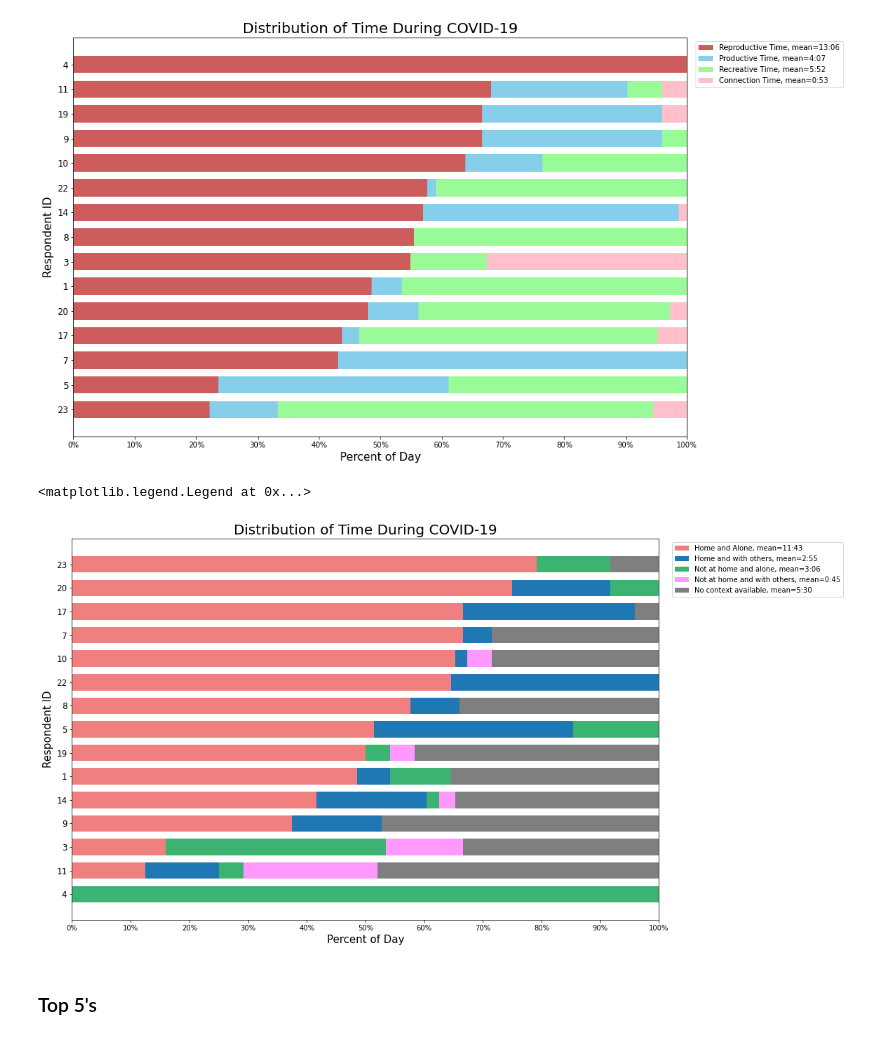
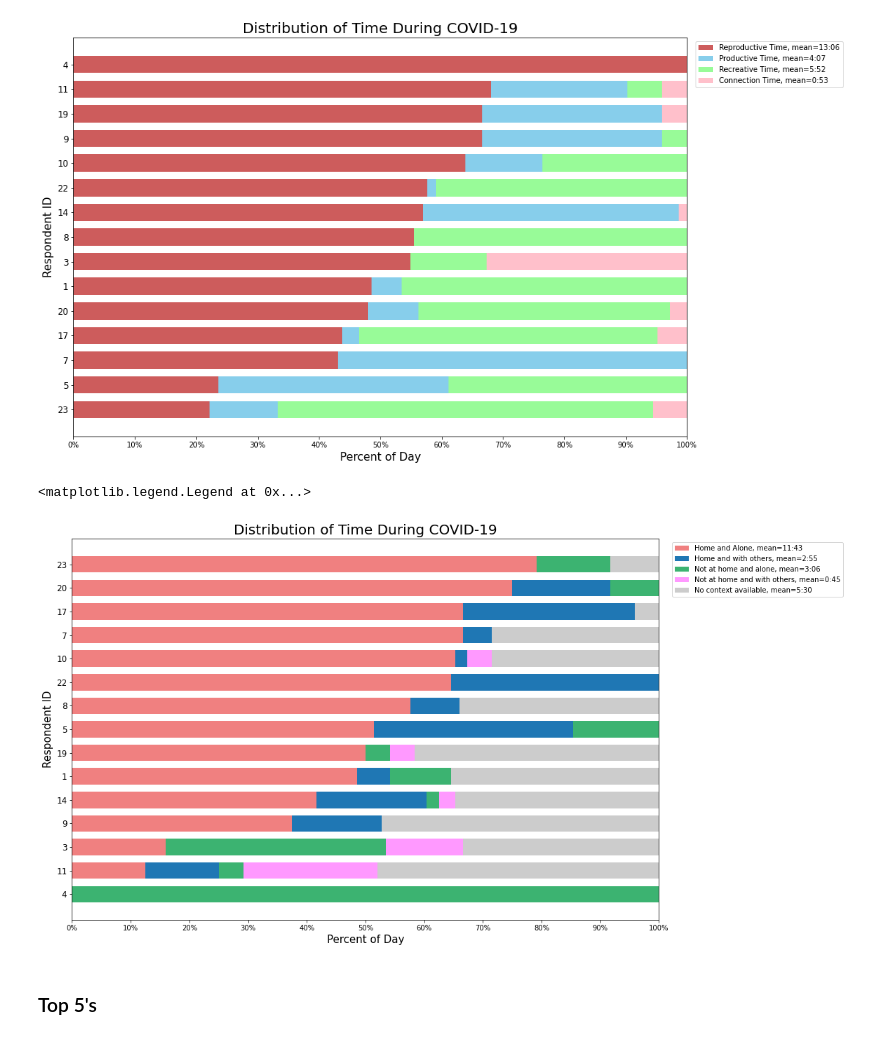
Before and after one commit to tommiehayes/Time-use-Analysis, a Jupyter notebook: Time use Analysis.ipynb, the cells around one changed output. Saved outputs shown, nothing was run; the diff lists cells and outputs as text; code cells hidden in the pictures.

```diff
--- a/Time use Analysis.ipynb
+++ b/Time use Analysis.ipynb
@@ -30,7 +30,7 @@ dur_pri = pd.read_excel("data/dur_pri.xlsx", index_col = 0)
 dur_sec = pd.read_excel("data/dur_sec.xlsx", index_col = 0)
 dur_total = pd.read_excel("data/dur_total.xlsx", index_col = 0)
 dur_home_alone = pd.read_excel("data/dur_home_alone.xlsx", index_col = 0)
-daboiz = pd.read_excel("data/daboiz.xlsx", index_col=0)
+dur_home_alone_ = pd.read_excel("data/dur_home_alone_.xlsx", index_col=0)
 
 #Pre COVID-19 morning/afternoon/evening datasets
 pre_pri_morn = pd.read_excel("data/pre_pri_morn.xlsx", index_col = 0)
@@ -541,11 +527,11 @@ plt.xlim(0, 24)
 (0.0, 24.0)
 [figure]
 # %%
-_l1 = daboiz[daboiz.columns[0]].sort_values()
-_l2 = daboiz[daboiz.columns[1]].reindex(_l1.index)
-_l3 = daboiz[daboiz.columns[2]].reindex(_l1.index)
-_l4 = daboiz[daboiz.columns[3]].reindex(_l1.index)
-_l5 = daboiz[daboiz.columns[4]].reindex(_l1.index)
+_l1 = dur_home_alone_[dur_home_alone_.columns[0]].sort_values()
+_l2 = dur_home_alone_[dur_home_alone_.columns[1]].reindex(_l1.index)
+_l3 = dur_home_alone_[dur_home_alone_.columns[2]].reindex(_l1.index)
+_l4 = dur_home_alone_[dur_home_alone_.columns[3]].reindex(_l1.index)
+_l5 = dur_home_alone_[dur_home_alone_.columns[4]].reindex(_l1.index)
 # %%
 l1 = np.array(_l1)
 l2 = np.array(_l2)
@@ -555,27 +541,27 @@ l5 = np.array(_l5)
 # %%
 #Grouping method 3 plot During
 fig, ax = plt.subplots(figsize=(15, 10))
 x = np.arange(len(d1))
 y = np.arange(11)
 width=0.7
 
 plot1 = ax.barh(x, l1, width, color='lightcoral', label='Home and Alone, mean={}'.format(convert(l1.mean()/60)))
 plot2 = ax.barh(x, l2, width, left=l1, color='tab:blue', label='Home and with others, mean={}'.format(convert(l2.mean()/60)))
 plot3 = ax.barh(x, l3, width, left=l1+l2, color='mediumseagreen', label='Not at home and alone, mean={}'.format(convert(l3.mean()/60)))
 plot4 = ax.barh(x, l4, width, left=l1+l2+l3, color='fuchsia', label='Not at home and with others, mean={}'.format(convert(l4.mean()/60)), alpha=0.4)
-plot5 = ax.barh(x, l5, width, left=l1+l2+l3+l4, color='black', label='No context available, mean={}'.format(convert(l5.mean()/60)), alpha=0.5)
+plot5 = ax.barh(x, l5, width, left=l1+l2+l3+l4, color='black', label='No context available, mean={}'.format(convert(l5.mean()/60)), alpha=0.2)
 
 ax.set_yticks(x)
 ax.set_yticklabels(_l1.index, size=12)
 ax.set_title('Distribution of Time During COVID-19', size=20)
 ax.set_ylabel('Respondent ID', size=15)
 ax.set_xlabel('Percent of Day', size=15)
 ax.set_xticks(y*2.4*60)
 ax.xaxis.set_major_formatter(mtick.PercentFormatter(1440))
 ax.legend(loc=1, bbox_to_anchor=(1.32, 1))
 # %% [output]
 <matplotlib.legend.Legend at 0x...>
-[figure, old version]
+[figure, new version]
 # %% [markdown]
 ### Top 5's
 # %%
```
Also changed, not shown: parts of 5 cells of this notebook.
